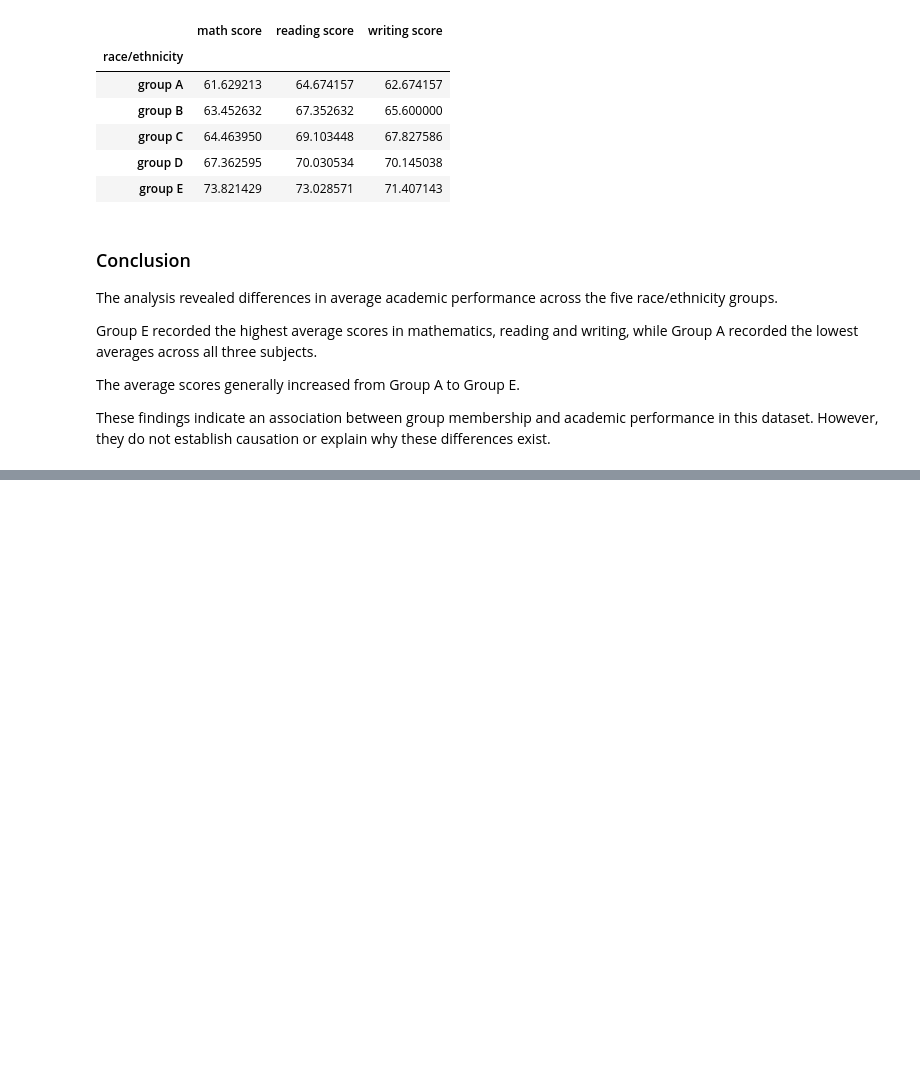
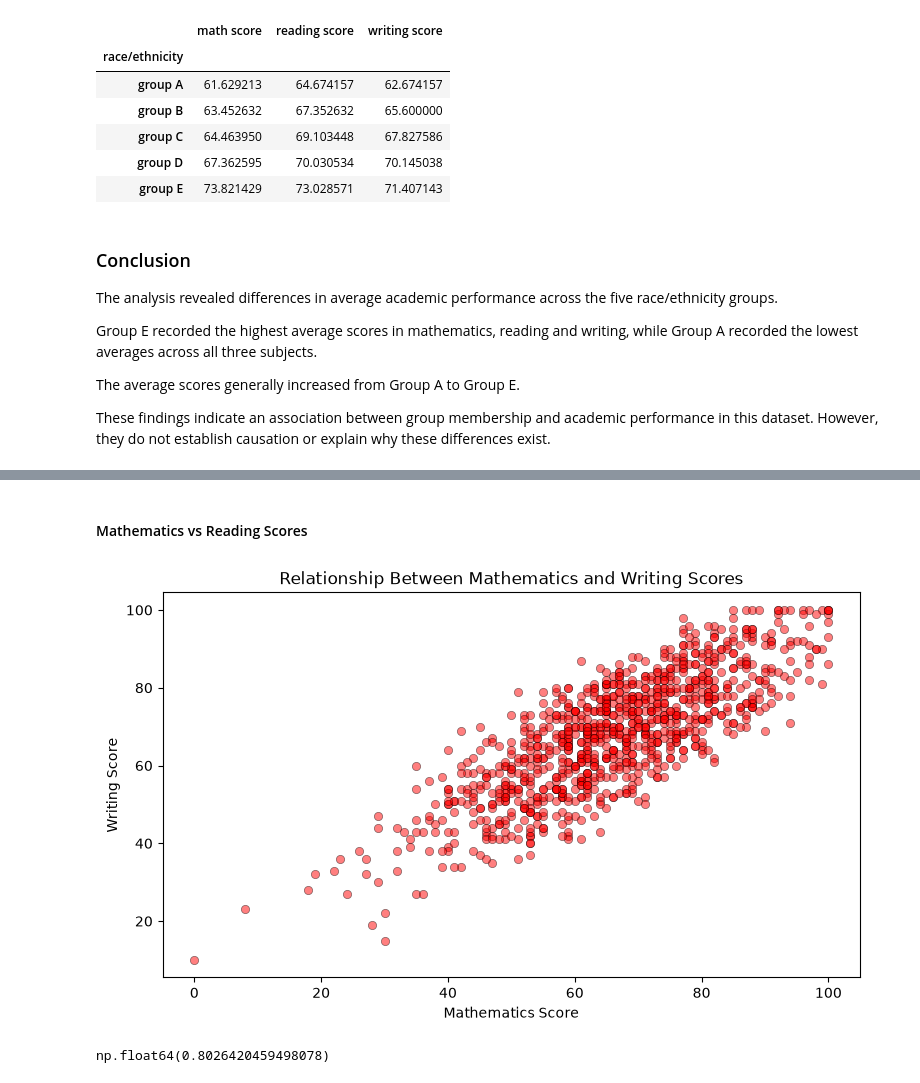
Before and after one commit to kiptochmike/student-exam-performance-eda, a Jupyter notebook: student.ipynb, the cells around one changed output, grey strips where cells are left out. Saved outputs shown, nothing was run; the diff lists cells and outputs as text; code cells hidden in the pictures; blank space fills up the shorter version.

```diff
--- a/student.ipynb
+++ b/student.ipynb
@@ -535,0 +596,30 @@ establish causation or explain why these differences exist.
+# %% [markdown]
+#### Mathematics vs Reading Scores
+# %%
+# Scatter plot
+plt.figure(figsize=(9,5))
+
+plt.scatter(
+    student_data['math score'],
+    student_data['writing score'],
+    color='red',
+    edgecolor='black',
+    linewidth=0.5,
+    alpha=0.5
+
+)
+plt.title('Relationship Between Mathematics and Writing Scores')
+plt.xlabel('Mathematics Score')
+plt.ylabel('Writing Score')
+
+plt.show()
+# %% [output]
+[figure, added]
+# %%
+# Calculate Pearson correlation
+student_data['math score'].corr(
+    student_data['writing score']
+
+)
+# %% [output]
+np.float64(0.8026420459498078)
```
Also changed, not shown: parts of 30 cells of this notebook.
